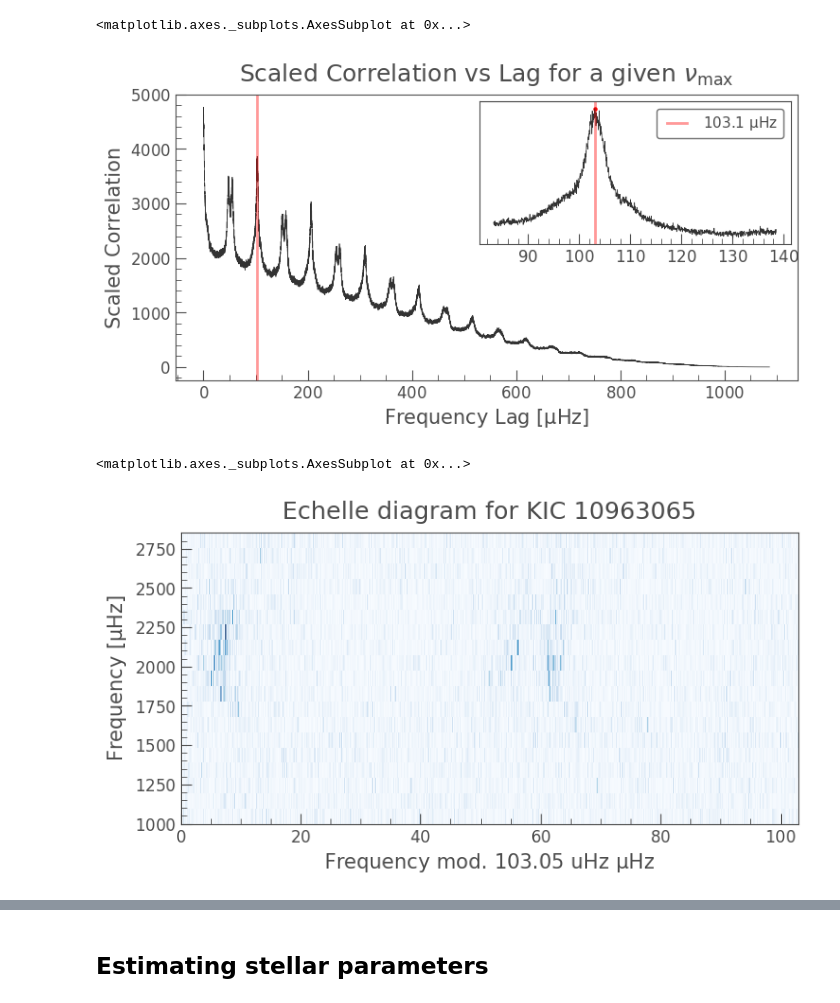
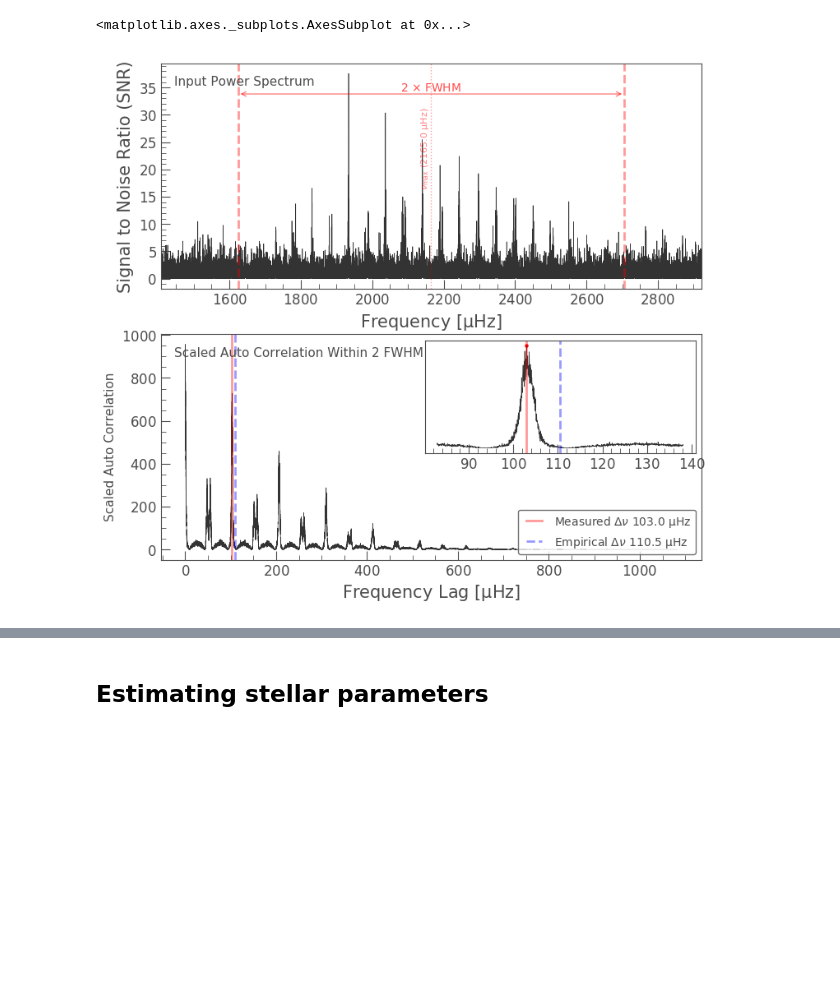
Before and after one commit to ojhall94/TASC5_lightkurve, a Jupyter notebook: Notebooks/Live_notebook.ipynb, the cells around one changed output, grey strips where cells are left out. Cells and saved outputs as stored; diff of their text form; code cells hidden in the pictures; blank space fills up the shorter version.

```diff
--- a/Notebooks/Live_notebook.ipynb
+++ b/Notebooks/Live_notebook.ipynb
@@ -39,0 +48,2 @@ lc.plot()
+# %%
+lc = lc.normalize().remove_outliers().remove_nans()
@@ -42,4 +57,4 @@ lc.plot()
 # %%
-pg = lc.to_periodogram(normalization='psd', minimum_frequency=1000, maximum_frequency=3000)
+pg = lc.to_periodogram(normalization='psd', minimum_frequency=500, maximum_frequency=4000)
 # %%
 ax = pg.plot()
@@ -84,3 +65,5 @@ bkg
+# %%
+snr = pg.flatten()
 # %%
 snr.plot()
 # %% [output]
@@ -91,3 +74,2 @@ snr.plot()
 # %%
-butler = snr.to_seismology()
-butler
+seis = snr.to_seismology()
@@ -108,10 +96,5 @@ dnu = butler.estimate_deltanu()
 # %%
-butler.diagnose_deltanu()
+seis.diagnose_deltanu()
 # %% [output]
 <matplotlib.axes._subplots.AxesSubplot at 0x...>
-[figure, old version]
+[figure, new version]
-# %%
-butler.plot_echelle()
-# %% [output]
-<matplotlib.axes._subplots.AxesSubplot at 0x...>
-[figure, removed]
```
Also changed, not shown: parts of 40 cells of this notebook, 6 other files.
